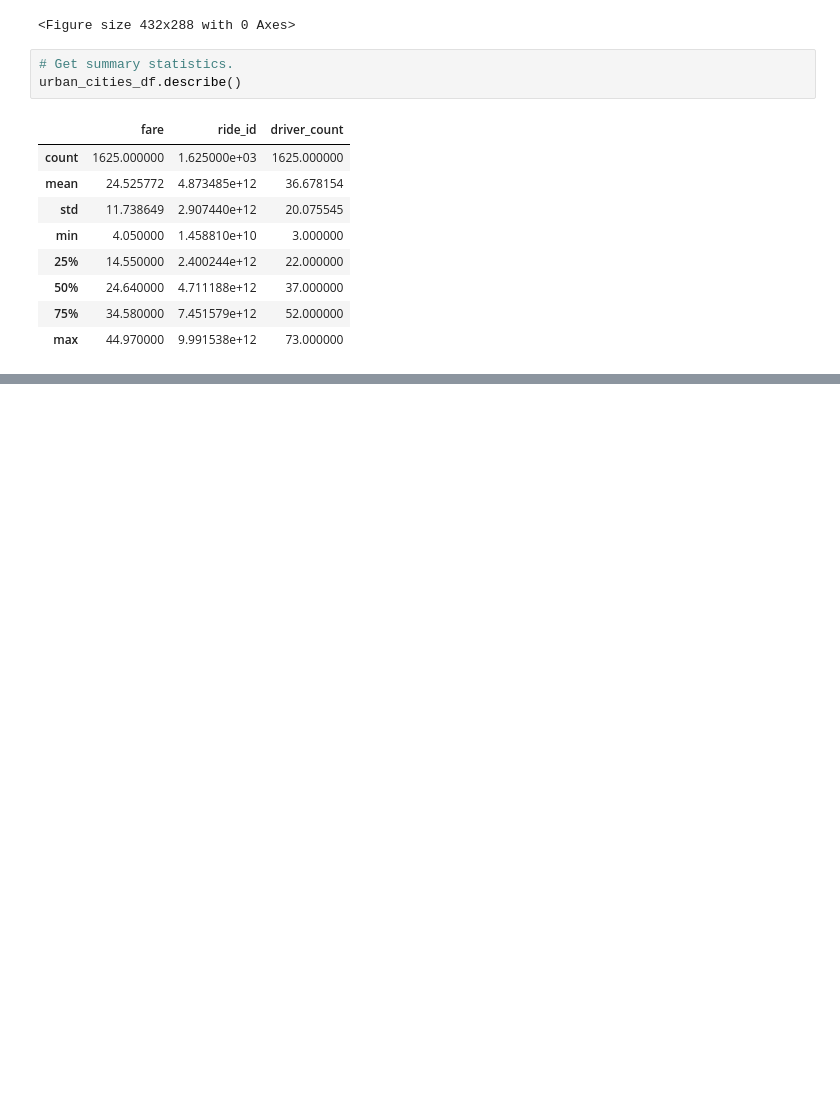
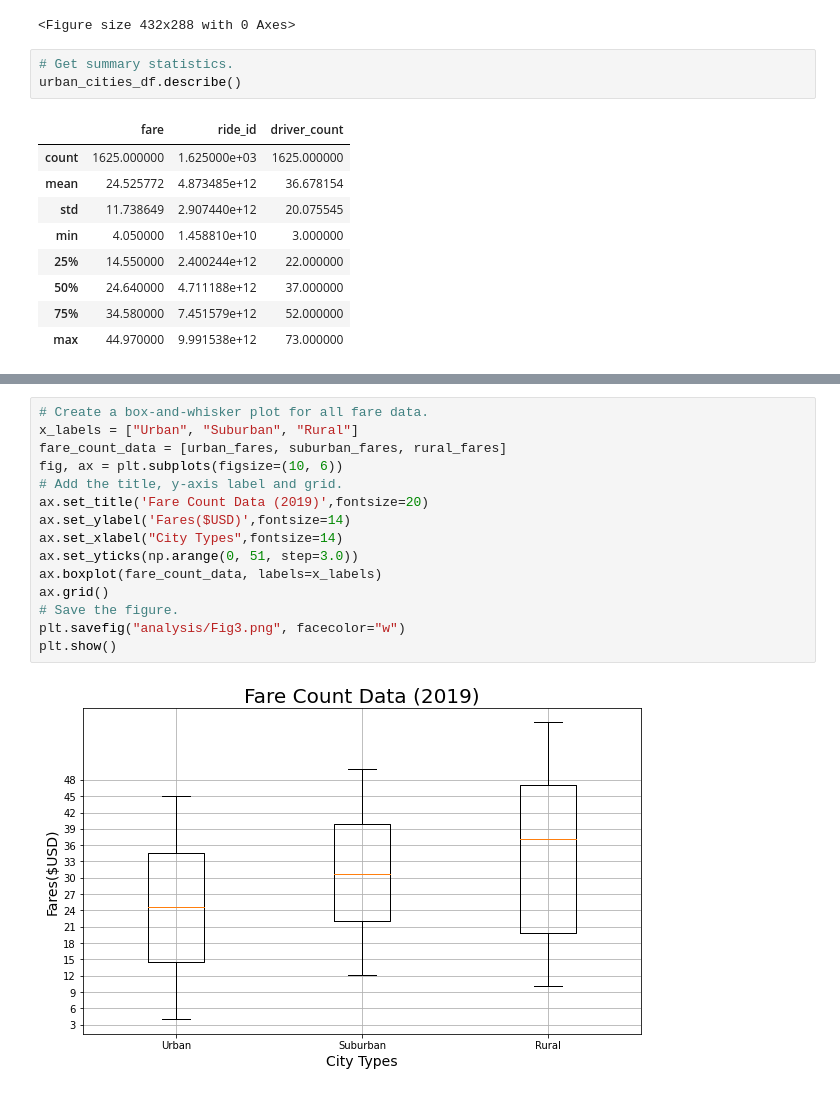
Before and after one commit to Maureen220/PyBer_Analysis, a Jupyter notebook: Pyber.ipynb, the cells around one changed output, grey strips where cells are left out. Cells and saved outputs as stored; diff of their text form; blank space fills up the shorter version.

```diff
--- a/Pyber.ipynb
+++ b/Pyber.ipynb
@@ -653,0 +735,17 @@ plt.show()
+# %%
+# Create a box-and-whisker plot for all fare data.
+x_labels = ["Urban", "Suburban", "Rural"]
+fare_count_data = [urban_fares, suburban_fares, rural_fares]
+fig, ax = plt.subplots(figsize=(10, 6))
+# Add the title, y-axis label and grid.
+ax.set_title('Fare Count Data (2019)',fontsize=20)
+ax.set_ylabel('Fares($USD)',fontsize=14)
+ax.set_xlabel("City Types",fontsize=14)
+ax.set_yticks(np.arange(0, 51, step=3.0))
+ax.boxplot(fare_count_data, labels=x_labels)
+ax.grid()
+# Save the figure.
+plt.savefig("analysis/Fig3.png", facecolor="w")
+plt.show()
+# %% [output]
+[figure, added]
```
Also changed, not shown: parts of 68 cells of this notebook, 3 other files.
